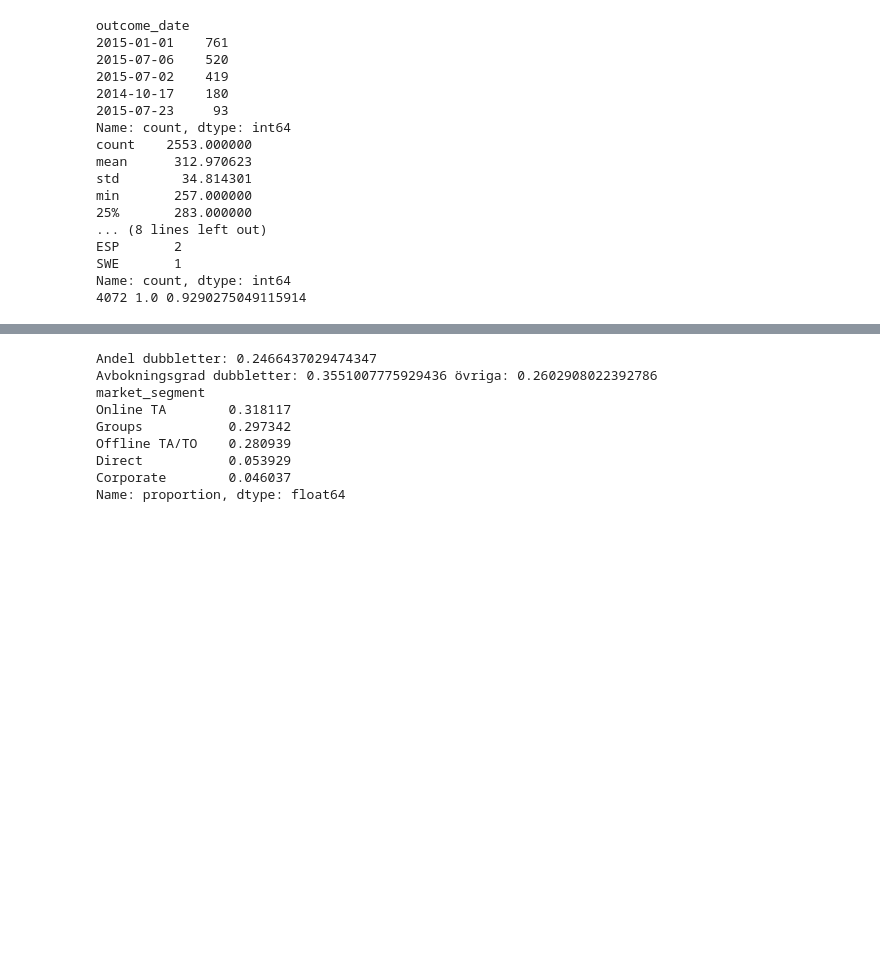
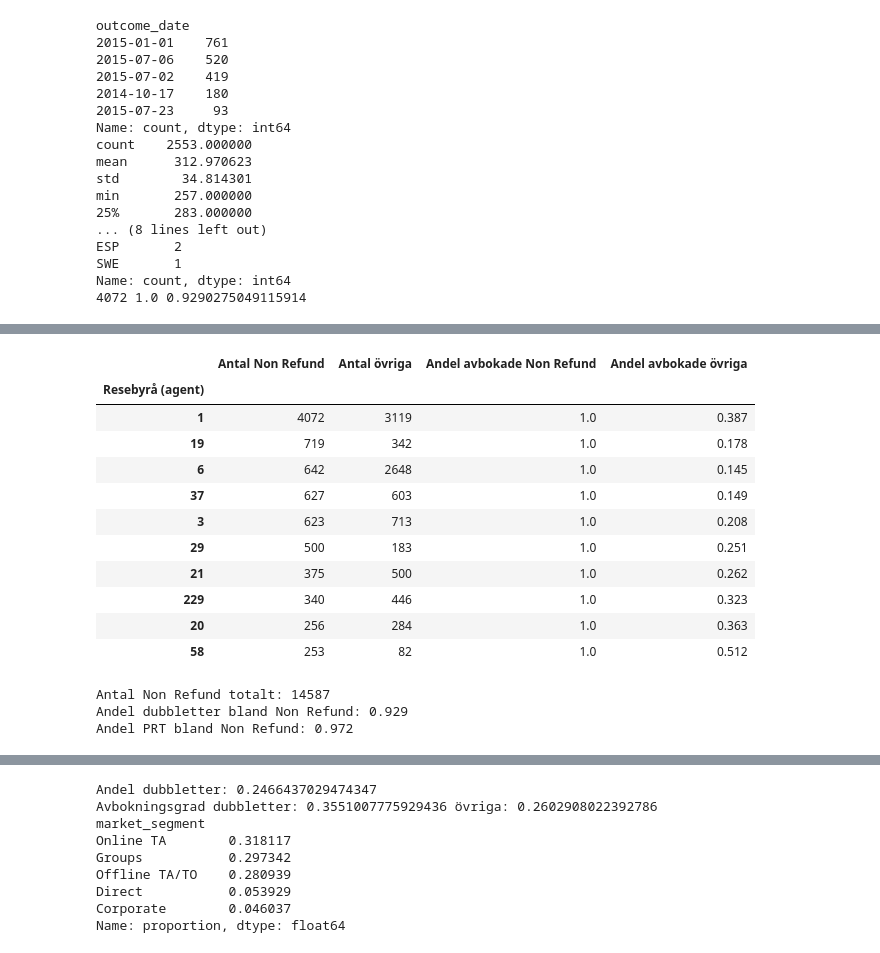
Before and after one commit to MalinMo/flotation-silica-prediction, a Jupyter notebook: notebooks/eda_hotel_2.ipynb, the cells around one changed output, grey strips where cells are left out. Drawn from its saved outputs; the diff is of its cells as text; code cells hidden in the pictures; blank space fills up the shorter version.

```diff
--- a/notebooks/eda_hotel_2.ipynb
+++ b/notebooks/eda_hotel_2.ipynb
@@ -421,0 +402,38 @@ agent
+# %%
+# Jämförelse av de tio vanligaste byråerna bland Non Refund-bokningar:
+# deras ej återbetalningsbara bokningar jämfört med deras övriga bokningar
+
+nr = df[df.deposit_type == "Non Refund"]
+topp = nr["agent"].value_counts().head(10).index
+topp_df = df[df.agent.isin(topp)].copy()
+topp_df["typ"] = np.where(topp_df.deposit_type == "Non Refund", "Non Refund", "Övriga")
+
+tabell = (topp_df.groupby(["agent", "typ"])["is_canceled"]
+          .agg(antal="size", andel_avbokade="mean")
+          .unstack("typ")
+          .round(3))
+tabell.columns = ["Antal Non Refund", "Antal övriga",
+                  "Andel avbokade Non Refund", "Andel avbokade övriga"]
+tabell.index = tabell.index.astype(int)
+tabell.index.name = "Resebyrå (agent)"
+display(tabell.sort_values("Antal Non Refund", ascending=False))
+
+print("Antal Non Refund totalt:", len(nr))
+print("Andel dubbletter bland Non Refund:", round(nr.duplicated().mean(), 3))
+print("Andel PRT bland Non Refund:", round((nr.country == "PRT").mean(), 3))
+# %% [output]
+|  | Antal Non Refund | Antal övriga | Andel avbokade Non Refund | Andel avbokade övriga |
+| Resebyrå (agent) |  |  |  |  |
+| 1 | 4072 | 3119 | 1.0 | 0.387 |
+| 19 | 719 | 342 | 1.0 | 0.178 |
+| 6 | 642 | 2648 | 1.0 | 0.145 |
+| 37 | 627 | 603 | 1.0 | 0.149 |
+| 3 | 623 | 713 | 1.0 | 0.208 |
+| 29 | 500 | 183 | 1.0 | 0.251 |
+| 21 | 375 | 500 | 1.0 | 0.262 |
+| 229 | 340 | 446 | 1.0 | 0.323 |
+| 20 | 256 | 284 | 1.0 | 0.363 |
+| 58 | 253 | 82 | 1.0 | 0.512 |
+Antal Non Refund totalt: 14587
+Andel dubbletter bland Non Refund: 0.929
+Andel PRT bland Non Refund: 0.972
```
Also changed, not shown: parts of 22 cells of this notebook.
